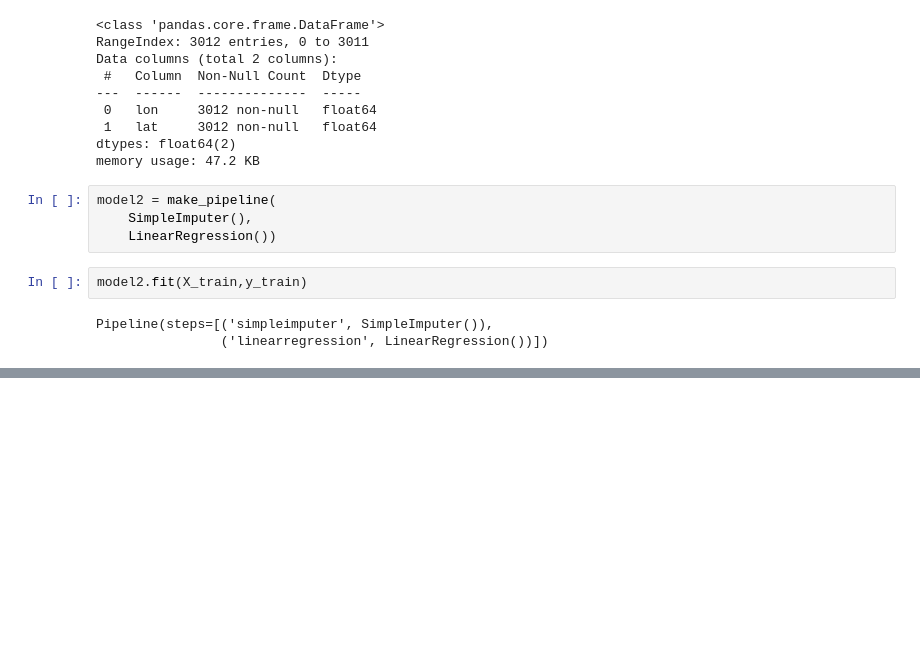
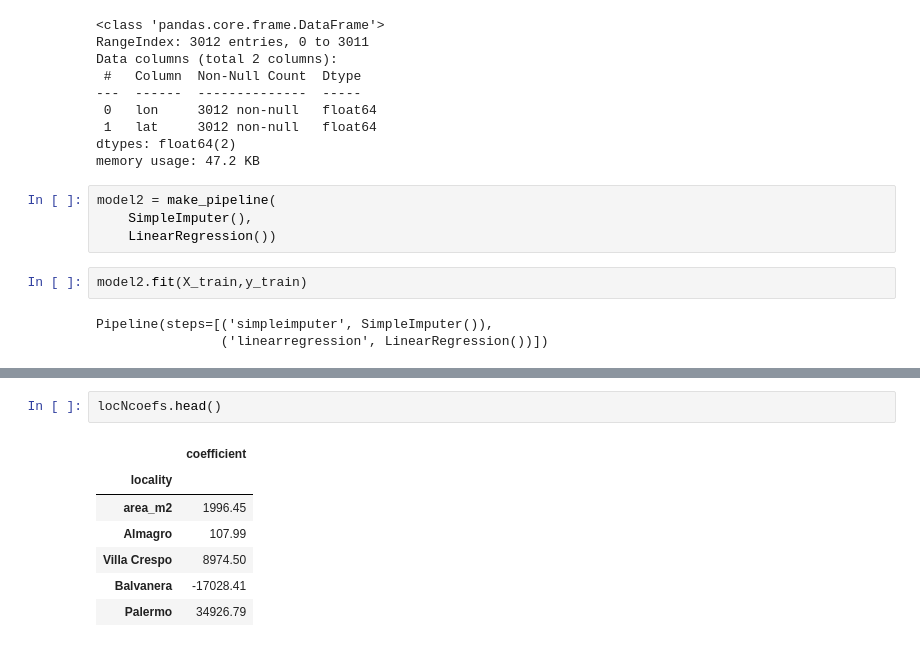
Before and after one commit to asvcodes/LabDS, a Jupyter notebook: Project2/tute.ipynb, the cells around one changed output, grey strips where cells are left out. Cells and saved outputs as stored; diff of their text form; blank space fills up the shorter version.

```diff
--- a/Project2/tute.ipynb
+++ b/Project2/tute.ipynb
@@ -360,0 +464,10 @@ price = 143049.13 + (-699.67 * longitude) + (634.84 * latitude)
+# %%
+locNcoefs.head()
+# %% [output]
+|  | coefficient |
+| locality |  |
+| area_m2 | 1996.45 |
+| Almagro | 107.99 |
+| Villa Crespo | 8974.50 |
+| Balvanera | -17028.41 |
+| Palermo | 34926.79 |
```
Also changed, not shown: parts of 29 cells of this notebook.
